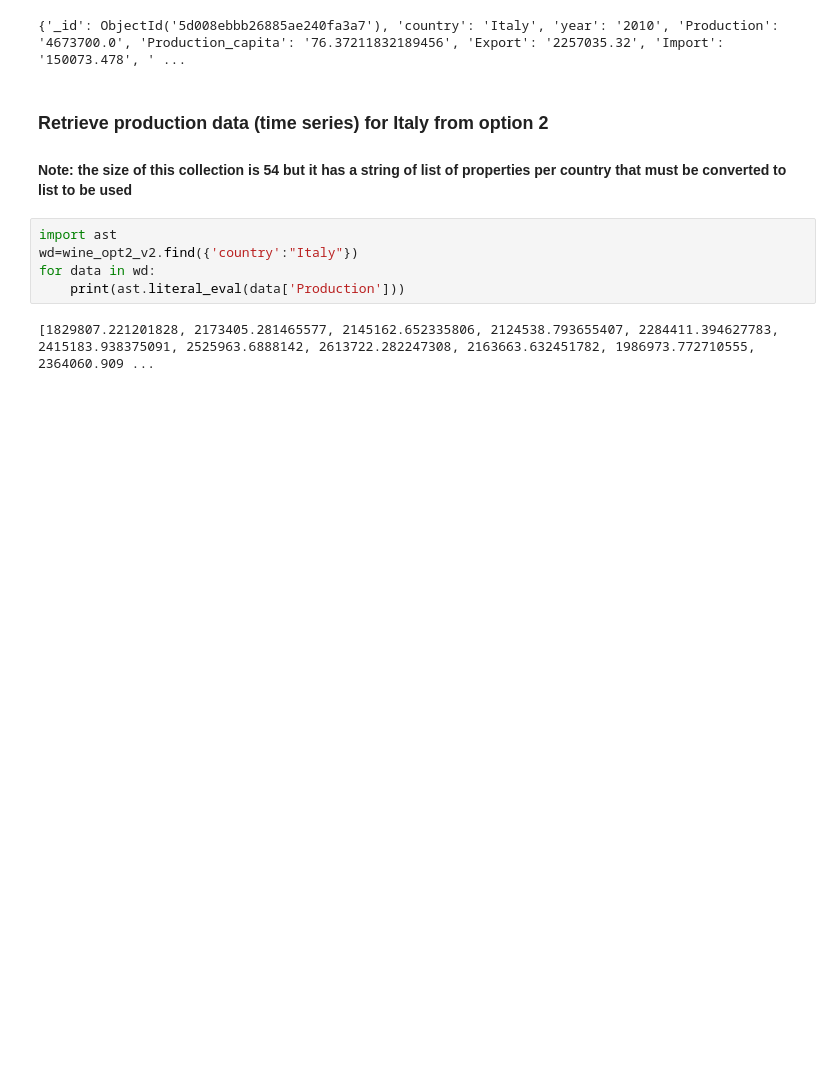
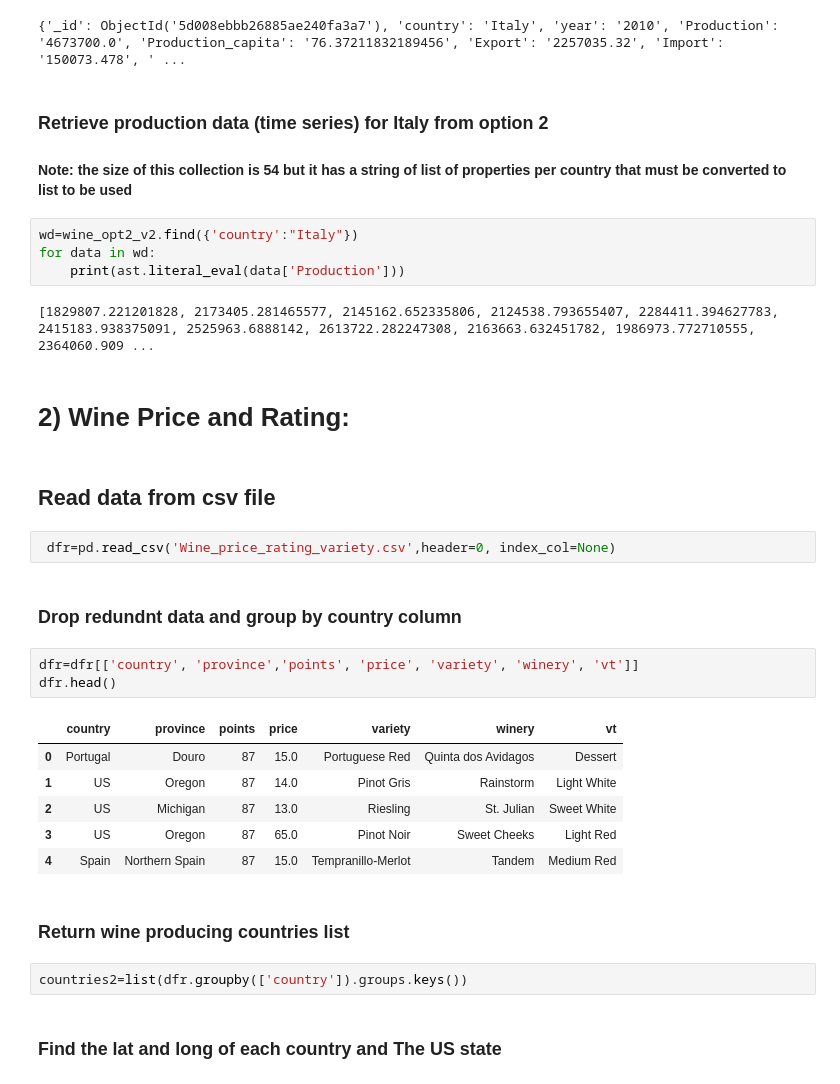
Before and after one commit to nikki-wolf/Data_Visualization_Project, a Jupyter notebook: data/wine_db_v2.ipynb, the cells around one changed output. Cells and saved outputs as stored; diff of their text form; blank space fills up the shorter version.

Commit message:
added wine_rating_list to and retreive from mLab

```diff
--- a/data/wine_db_v2.ipynb
+++ b/data/wine_db_v2.ipynb
@@ -343,9 +366,32 @@ for data in wd:
 ### Retrieve production data (time series) for Italy from option 2
 #### Note: the size of this collection is 54 but it has a string of list of properties per country that must be converted to list to be used
 # %%
-import ast
 wd=wine_opt2_v2.find({'country':"Italy"})
 for data in wd:
     print(ast.literal_eval(data['Production']))
 # %% [output]
 [1829807.221201828, 2173405.281465577, 2145162.652335806, 2124538.793655407, 2284411.394627783, 2415183.938375091, 2525963.6888142, 2613722.282247308, 2163663.632451782, 1986973.772710555, 2364060.909 ...
+# %% [markdown]
+# 2) Wine Price and Rating:
+# %% [markdown]
+## Read data from csv file
+# %%
+ dfr=pd.read_csv('Wine_price_rating_variety.csv',header=0, index_col=None)
+# %% [markdown]
+### Drop redundnt data and group by country column
+# %%
+dfr=dfr[['country', 'province','points', 'price', 'variety', 'winery', 'vt']]
+dfr.head()
+# %% [output]
+|  | country | province | points | price | variety | winery | vt |
+| 0 | Portugal | Douro | 87 | 15.0 | Portuguese Red | Quinta dos Avidagos | Dessert |
+| 1 | US | Oregon | 87 | 14.0 | Pinot Gris | Rainstorm | Light White |
+| 2 | US | Michigan | 87 | 13.0 | Riesling | St. Julian | Sweet White |
+| 3 | US | Oregon | 87 | 65.0 | Pinot Noir | Sweet Cheeks | Light Red |
+| 4 | Spain | Northern Spain | 87 | 15.0 | Tempranillo-Merlot | Tandem | Medium Red |
+# %% [markdown]
+### Return wine producing countries list
+# %%
+countries2=list(dfr.groupby(['country']).groups.keys())
+# %% [markdown]
+### Find the lat and long of each country and The US state
```
Also changed, not shown: parts of 27 cells of this notebook.
